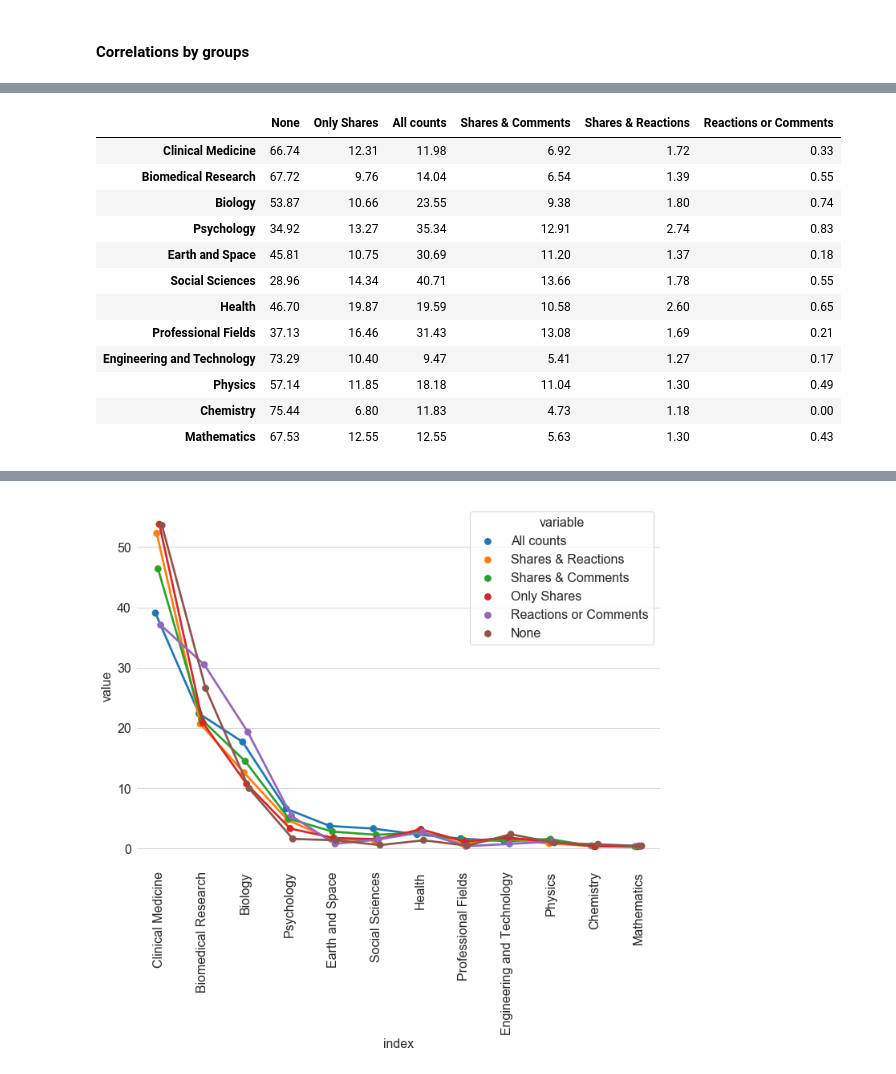
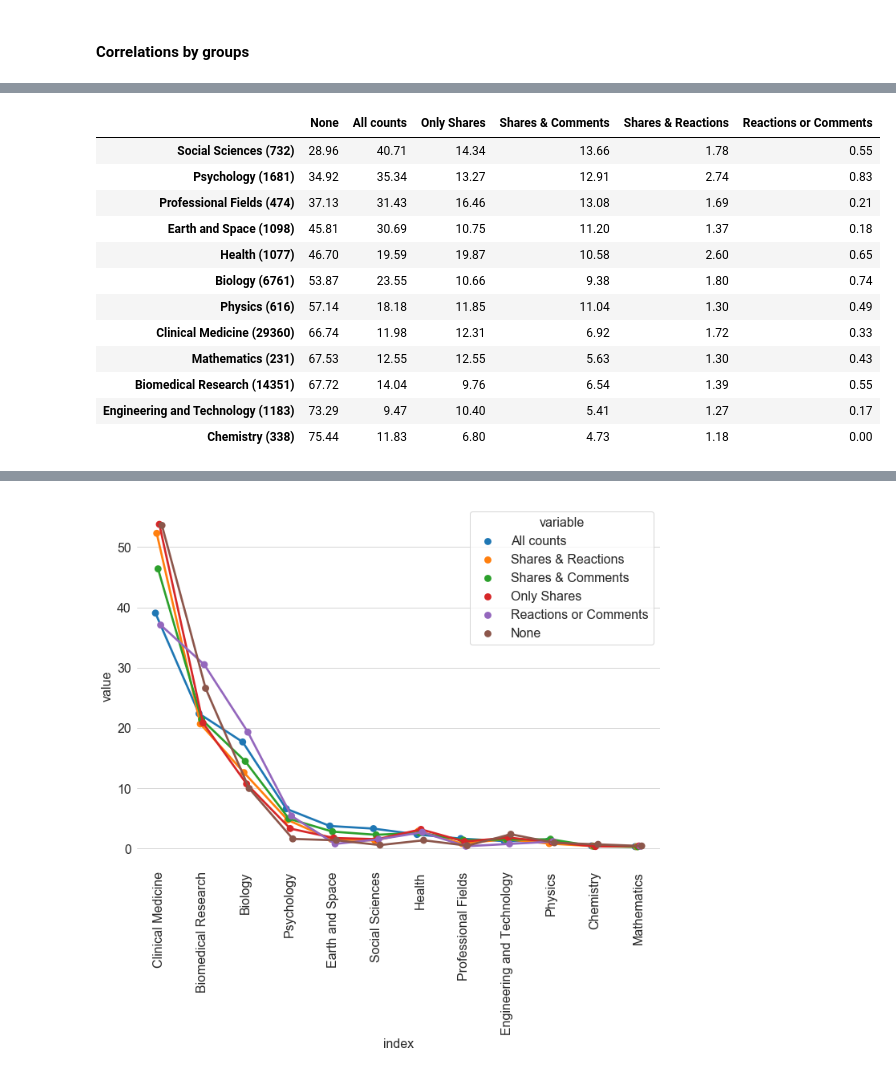
Before and after one commit to ScholCommLab/fhe-plos-private-sharing, a Jupyter notebook: analysis.ipynb, the cells around one changed output, grey strips where cells are left out. Drawn from its saved outputs; the diff is of its cells as text; code cells hidden in the pictures.

```diff
--- a/analysis.ipynb
+++ b/analysis.ipynb
@@ -484,3 +484,5 @@ labels = ['All counts', 'Shares & Reactions', 'Shares & Comments', 'Only Shares'
 df = pd.DataFrame()
 for tdf, l in zip(perms, labels):
     df[l] = tdf.discipline.value_counts().sort_values(ascending=False)
+df.index = df.index.map(lambda x: "{} ({})".format(x, int(df.loc[x].sum())))
+df
@@ -503,21 +503,23 @@ df.rank()
 # %%
-(df.fillna(0).apply(lambda x: 100*x/x.sum(), axis=1).sort_values(by="Clinical Medicine", axis=1, ascending=False)
+(df.fillna(0).apply(lambda x: 100*x/x.sum(), axis=1)
+     .sort_values(by="Biology (6761)", axis=1, ascending=False)
+     .sort_values(by="None")
      .style
-     .background_gradient(axis=1, cmap="Blues")
+     .background_gradient(axis=None, cmap="Greens")
      .format("{:,.2f}")
 )
 # %% [output]
-|  | None | Only Shares | All counts | Shares & Comments | Shares & Reactions | Reactions or Comments |
-| Clinical Medicine | 66.74 | 12.31 | 11.98 | 6.92 | 1.72 | 0.33 |
-| Biomedical Research | 67.72 | 9.76 | 14.04 | 6.54 | 1.39 | 0.55 |
-| Biology | 53.87 | 10.66 | 23.55 | 9.38 | 1.80 | 0.74 |
-| Psychology | 34.92 | 13.27 | 35.34 | 12.91 | 2.74 | 0.83 |
-| Earth and Space | 45.81 | 10.75 | 30.69 | 11.20 | 1.37 | 0.18 |
-| Social Sciences | 28.96 | 14.34 | 40.71 | 13.66 | 1.78 | 0.55 |
-| Health | 46.70 | 19.87 | 19.59 | 10.58 | 2.60 | 0.65 |
-| Professional Fields | 37.13 | 16.46 | 31.43 | 13.08 | 1.69 | 0.21 |
-| Engineering and Technology | 73.29 | 10.40 | 9.47 | 5.41 | 1.27 | 0.17 |
-| Physics | 57.14 | 11.85 | 18.18 | 11.04 | 1.30 | 0.49 |
-| Chemistry | 75.44 | 6.80 | 11.83 | 4.73 | 1.18 | 0.00 |
-| Mathematics | 67.53 | 12.55 | 12.55 | 5.63 | 1.30 | 0.43 |
+|  | None | All counts | Only Shares | Shares & Comments | Shares & Reactions | Reactions or Comments |
+| Social Sciences (732) | 28.96 | 40.71 | 14.34 | 13.66 | 1.78 | 0.55 |
+| Psychology (1681) | 34.92 | 35.34 | 13.27 | 12.91 | 2.74 | 0.83 |
+| Professional Fields (474) | 37.13 | 31.43 | 16.46 | 13.08 | 1.69 | 0.21 |
+| Earth and Space (1098) | 45.81 | 30.69 | 10.75 | 11.20 | 1.37 | 0.18 |
+| Health (1077) | 46.70 | 19.59 | 19.87 | 10.58 | 2.60 | 0.65 |
+| Biology (6761) | 53.87 | 23.55 | 10.66 | 9.38 | 1.80 | 0.74 |
+| Physics (616) | 57.14 | 18.18 | 11.85 | 11.04 | 1.30 | 0.49 |
+| Clinical Medicine (29360) | 66.74 | 11.98 | 12.31 | 6.92 | 1.72 | 0.33 |
+| Mathematics (231) | 67.53 | 12.55 | 12.55 | 5.63 | 1.30 | 0.43 |
+| Biomedical Research (14351) | 67.72 | 14.04 | 9.76 | 6.54 | 1.39 | 0.55 |
+| Engineering and Technology (1183) | 73.29 | 9.47 | 10.40 | 5.41 | 1.27 | 0.17 |
+| Chemistry (338) | 75.44 | 11.83 | 6.80 | 4.73 | 1.18 | 0.00 |
 # %%
```
Also changed, not shown: parts of 3 cells of this notebook.
